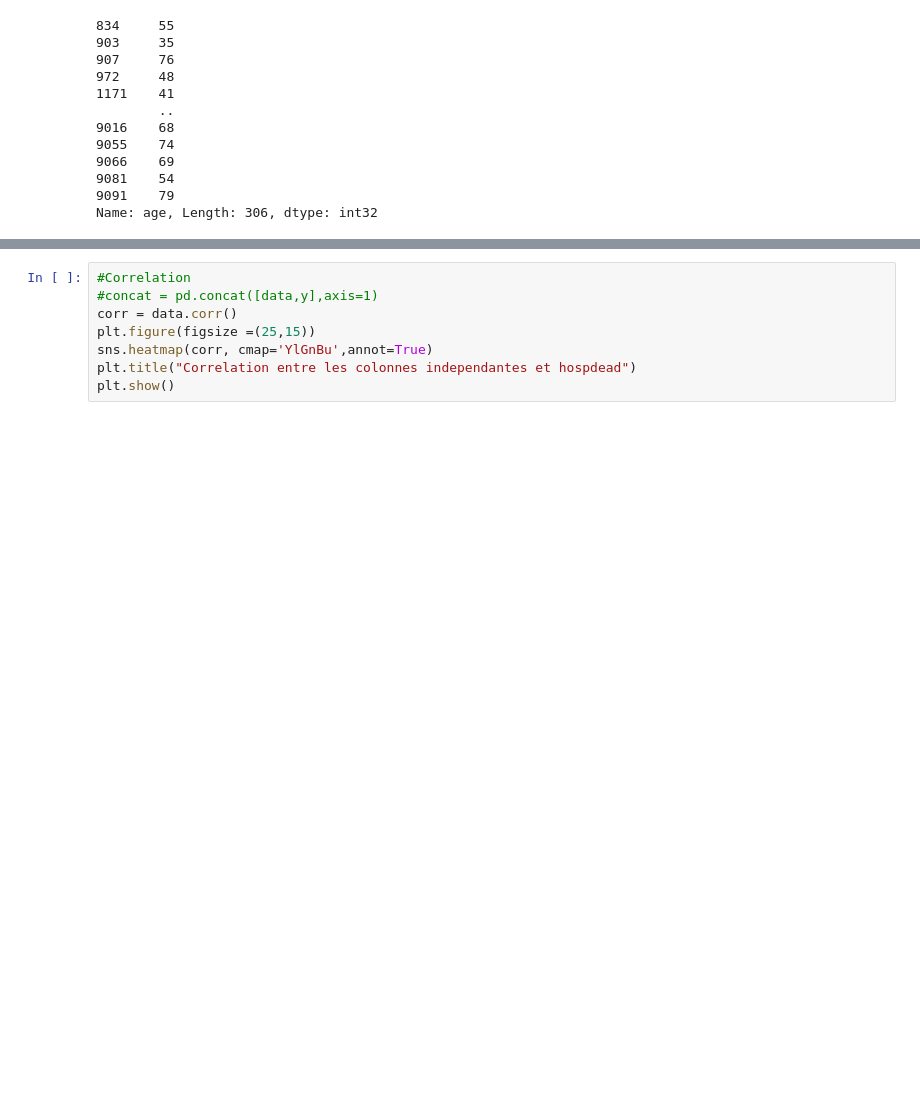
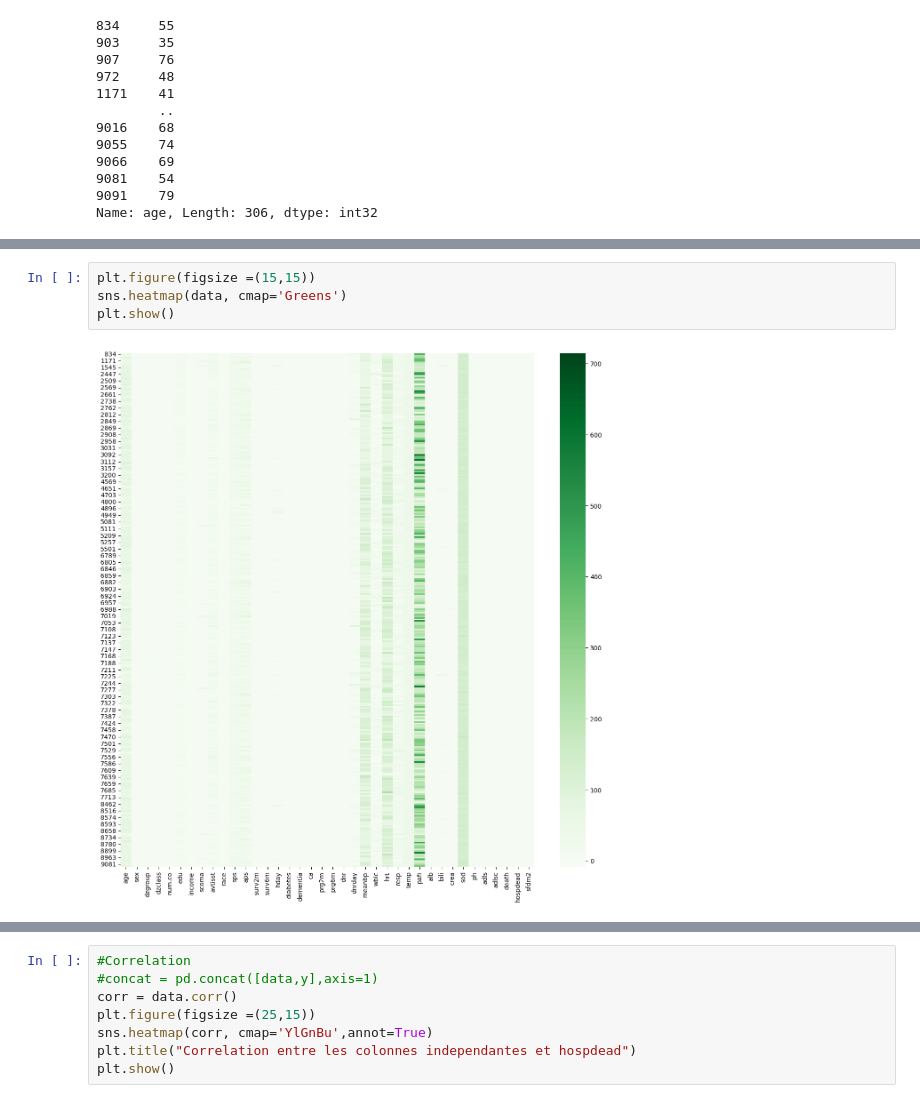
Before and after one commit to najouaelfethi/MLProject, a Jupyter notebook: deathPrediction.ipynb, the cells around one changed output, grey strips where cells are left out. Cells and saved outputs as stored; diff of their text form; blank space fills up the shorter version.

```diff
--- a/deathPrediction.ipynb
+++ b/deathPrediction.ipynb
@@ -341,2 +352,8 @@ data= data.drop('adlp',axis=1)
+# %%
+plt.figure(figsize =(15,15))
+sns.heatmap(data, cmap='Greens')
+plt.show()
+# %% [output]
+[figure, added]
 # %%
 #plt.figure(figsize =(15,15))
```
Also changed, not shown: parts of 21 cells of this notebook.
